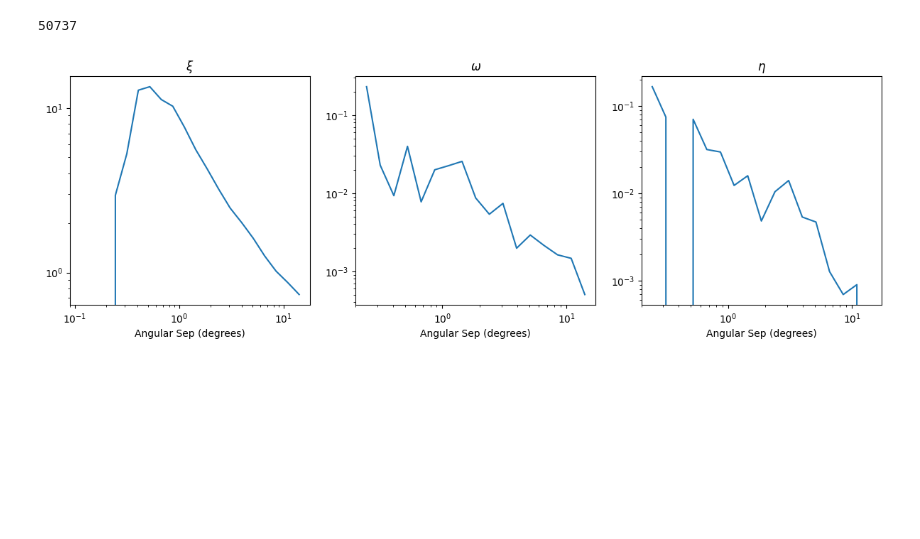
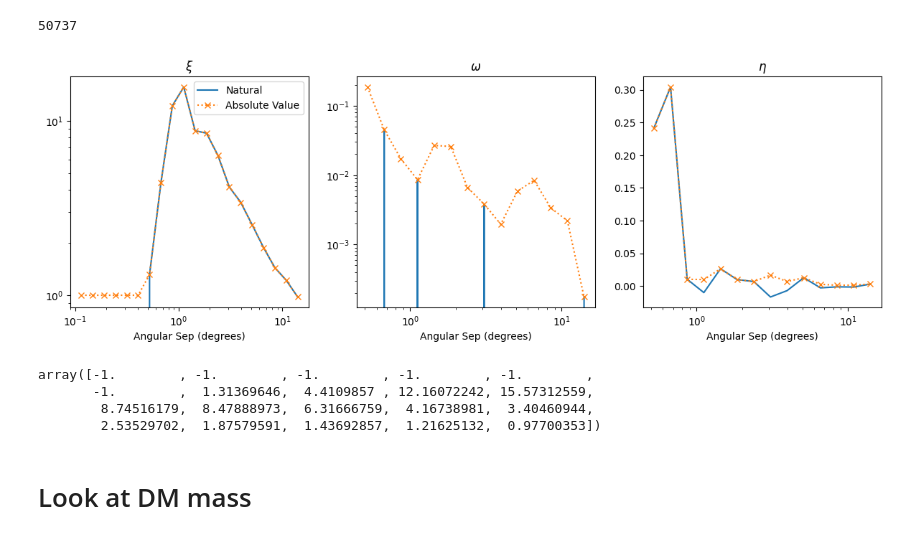
Before and after one commit to nvanalfen/MLAugmentedHalotools, a Jupyter notebook: load_illustris.ipynb, the cells around one changed output. Cells and saved outputs as stored; diff of their text form; code cells hidden in the pictures; blank space fills up the shorter version.

Commit message:
Add plots to look at difference in correlations between model and data file

```diff
--- a/load_illustris.ipynb
+++ b/load_illustris.ipynb
@@ -66,8 +66,8 @@ def correlate(model, rbins, halocat):
     return xi, omega, eta
 # %%
 seed=132358712
-cen_mu = 1.0
-sat_mu = 1.0
+cen_mu = 0.802
+sat_mu = 0.449
 # %%
 rbins = np.logspace(-1,1.2,21)
 rbin_centers = (rbins[:-1]+rbins[1:])/2.0
@@ -150,7 +134,9 @@ labels = {
 }
 # %%
 upids = get_halo_upid( data["gal_id"], data["GroupID"], data["central_bool"] )
-mvirs = ( ( data["dm_mass"] - min(data["dm_mass"]) )/( max(data["dm_mass"]) - min(data["dm_mass"]) ) ) * 1268999400000000.0
+# mvirs = ( ( data["dm_mass"] - min(data["dm_mass"]) )/( max(data["dm_mass"]) - min(data["dm_mass"]) ) ) * 1268999400000000.0
+# mvirs += min(data["dm_mass"])
+mvirs = data["dm_mass"]*1e10
 
 others = {
     'halo_upid' : upids,
@@ -176,7 +162,7 @@ redshift = 0
 # %%
 halocat = UserSuppliedHaloCatalog(particle_mass=particle_mass, Lbox=Lbox, redshift=redshift, **kwargs)
 # %%
-model = create_model(1.0, 1.0, halocat)
+model = create_model(cen_mu, sat_mu, halocat)
 
 model.populate_mock(halocat, seed=seed)
 # %%
@@ -208,27 +194,46 @@ xi, omega, eta = correlate(model, rbins, halocat)
 # %%
 # Create a 1x3 grid of subplots
 fig, axes = plt.subplots(1, 3, figsize=(12, 4))
 
-# Plot data in the first subplot
-axes[0].plot(rbin_centers, xi)
+show_natural = True
+show_absolute = True
+
 axes[0].set_title(r'$\xi$')
+axes[1].set_title(r'$\omega$')
+axes[2].set_title(r'$\eta$')
 
-# Plot data in the second subplot
-axes[1].plot(rbin_centers, abs(omega))
-axes[1].set_title(r'$\omega$')
+if show_natural:
+    axes[0].plot(rbin_centers, xi, label="Natural")
+    axes[1].plot(rbin_centers, omega)
+    axes[2].plot(rbin_centers, eta)
 
-# Plot data in the third subplot
-axes[2].plot(rbin_centers, eta)
-axes[2].set_title(r'$\eta$')
+if show_absolute:
+    # Plot data in the first subplot
+    axes[0].plot(rbin_centers, abs(xi), ":x", label="Absolute Value")
+    # Plot data in the second subplot
+    axes[1].plot(rbin_centers, abs(omega), ":x")
+    # Plot data in the third subplot
+    axes[2].plot(rbin_centers, abs(eta), ":x")
 
 # Adjust spacing between subplots
 plt.tight_layout()
+axes[0].legend()
 
 # Display the plots
 for ax in axes:
     ax.set_xscale("log")
-    ax.set_yscale("log")
+    if not ax is axes[2]:
+        ax.set_yscale("log")
     ax.set_xlabel("Angular Sep (degrees)")
 plt.show()
 # %% [output]
-[figure, old version]
+[figure, new version]
+# %%
+xi
+# %% [output]
+array([-1.        , -1.        , -1.        , -1.        , -1.        ,
+       -1.        ,  1.31369646,  4.4109857 , 12.16072242, 15.57312559,
+        8.74516179,  8.47888973,  6.31666759,  4.16738981,  3.40460944,
+        2.53529702,  1.87579591,  1.43692857,  1.21625132,  0.97700353])
+# %% [markdown]
+# Look at DM mass
```
Also changed, not shown: parts of 17 cells of this notebook.
